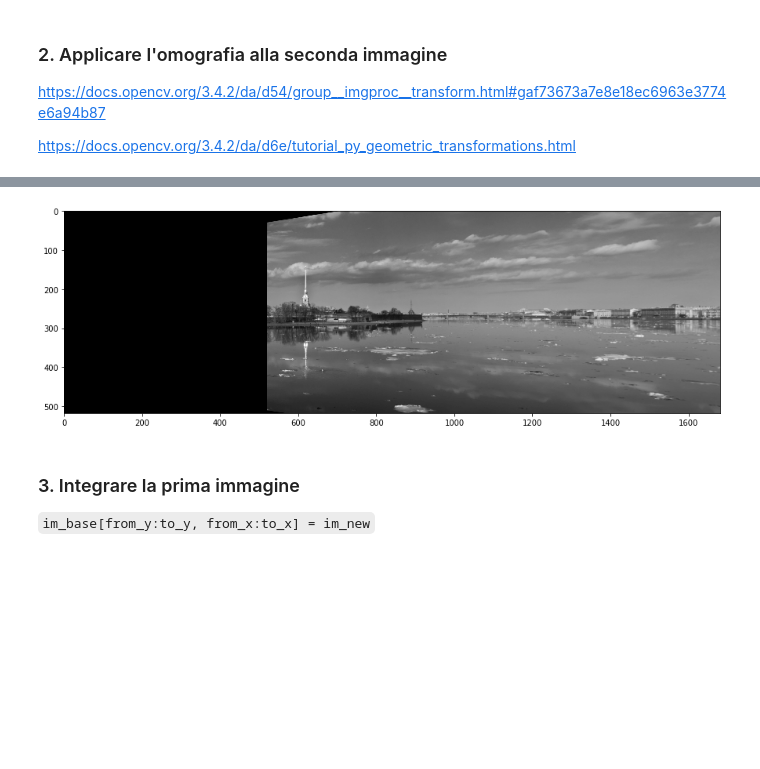
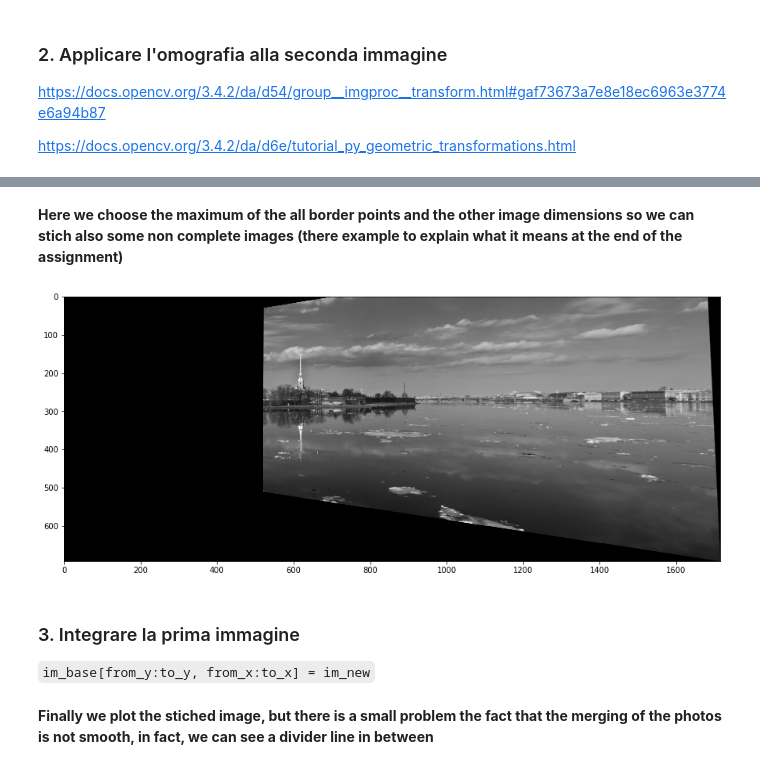
Before and after one commit to pkasela/SecondYear-Assignments, a Jupyter notebook: DSIM/E04_Kasela_Pranav_846965.ipynb, the cells around one changed output, grey strips where cells are left out. Saved outputs shown, nothing was run; the diff lists cells and outputs as text; code cells hidden in the pictures; blank space fills up the shorter version.

```diff
--- a/DSIM/E04_Kasela_Pranav_846965.ipynb
+++ b/DSIM/E04_Kasela_Pranav_846965.ipynb
@@ -28,15 +28,19 @@ sift = cv.xfeatures2d.SIFT_create()
 # Match features
 bf = cv.BFMatcher(crossCheck=True)
 matches = bf.match(features1, features2)
-# %%
-kps1_matches = list(map(lambda x: x.queryIdx, matches))
-kps2_matches = list(map(lambda x: x.trainIdx, matches))
 # %%
 def myHomography(kps1, kps2, matches):
-    matches = sorted(matches, key=lambda x: x.distance)[0:100]
+    """
+    This function takes the keypoints for both images (kps1 and kps2) and the matches
+    but only the best 100 matches and their respective kps1 and kps2 are taken, later
+    the findHomography of cv2 is used with RANSAC with a threshold = 5 for the outliers
+    """
+    matches = sorted(matches, key=lambda x: x.distance)[0:50]
     kps1_matches = np.array(list(map(lambda x: kps1[x.queryIdx].pt, matches)))
     kps2_matches = np.array(list(map(lambda x: kps2[x.trainIdx].pt, matches)))
-    H,_ = cv.findHomography(kps2_matches, kps1_matches, cv.RANSAC, ransacReprojThreshold=5.0, maxIters=10)
+    #if distance between destination and H*src > ransacReprojThreshold then it is an outlier
+    #it default to 3, we set it to 5 to be more lenient
+    H,_ = cv.findHomography(kps2_matches, kps1_matches, cv.RANSAC, ransacReprojThreshold=5)
     return H
 # %%
 H = myHomography(kps1, kps2, matches)
@@ -53,4 +57,8 @@ https://docs.opencv.org/3.4.2/da/d54/group__imgproc__transform.html#gaf73673a7e8
 https://docs.opencv.org/3.4.2/da/d6e/tutorial_py_geometric_transformations.html
 # %%
 def myWarp(im, H, shape):
+    """
+    Simply warps the image using the H matrix and return an image
+    with the desired shape.
+    """
     return cv.warpPerspective(im, H, shape)
@@ -57,5 +68,6 @@ def myWarp(im, H, shape):
 # %%
 def transformed_coordinates(H,x,y):
+    "Uses the H matrix and the trasformation described above to get trasnformed x and y"
     x_new = (H[0][0]*x+H[0][1]*y+H[0][2])/(H[2][0]*x+H[2][1]*y+H[2][2])
     y_new = (H[1][0]*x+H[1][1]*y+H[1][2])/(H[2][0]*x+H[2][1]*y+H[2][2])
     return x_new, y_new
@@ -86,13 +100,22 @@ Transformation of x: (0,518) is (520.6960150389759, 510.254846543154)
+# %% [markdown]
+**Here we choose the maximum of the all border points and the other image dimensions so we can stich also some non complete images (there example to explain what it means at the end of the assignment)**
 # %%
 # Apply a perspective warp to stitch the images together
 plt.figure(figsize=(15,10))
-shape = (int(min(transformed_coordinates(H,x_1,y_1)[0],
-                 transformed_coordinates(H,x_2,y_2)[0])),
-         im2.shape[0])
+shape = (int(max(transformed_coordinates(H,x_1,y_1)[0],
+                 transformed_coordinates(H,x_2,y_2)[0],
+                 transformed_coordinates(H,x_3,y_3)[0],
+                 transformed_coordinates(H,x_4,y_4)[0],
+                 im1.shape[1])),
+             int(max(transformed_coordinates(H,x_1,y_1)[1],
+                 transformed_coordinates(H,x_2,y_2)[1],
+                 transformed_coordinates(H,x_3,y_3)[1],
+                 transformed_coordinates(H,x_4,y_4)[1],
+                 im1.shape[0])))
 temp = myWarp(im2, H, shape)
 plt.imshow(temp, cmap='gray'); plt.show()
 # %% [output]
-[figure, old version]
+[figure, new version]
 # %% [markdown]
 ### 3. Integrare la prima immagine
 
@@ -102,5 +130,7 @@ def myCollage(im_base, im_new):
     im_base[:im_new.shape[0],:im_new.shape[1]] = im_new
     return im_base
+# %% [markdown]
+**Finally we plot the stiched image, but there is a small problem the fact that the merging of the photos is not smooth, in fact, we can see a divider line in between**
 # %%
 plt.figure(figsize=(15,10))
 result = myCollage(temp, im1)
```
Also changed, not shown: parts of 31 cells of this notebook, 11 other files.
